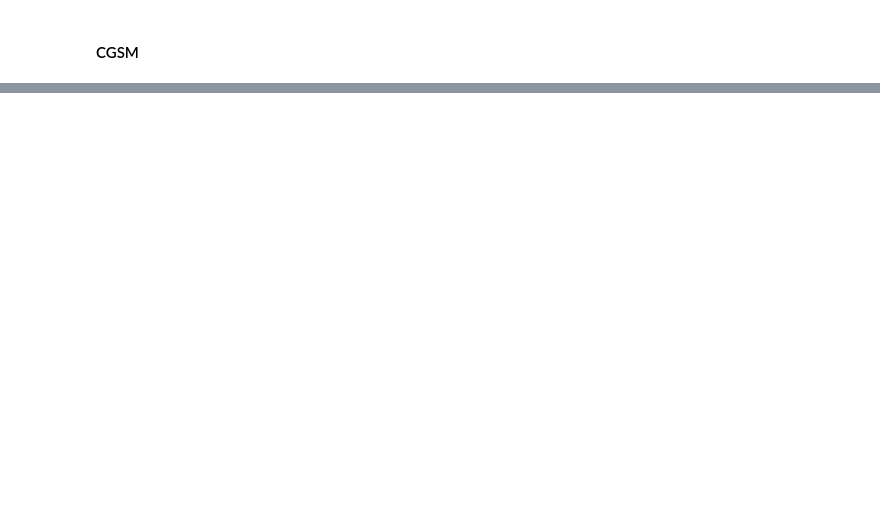
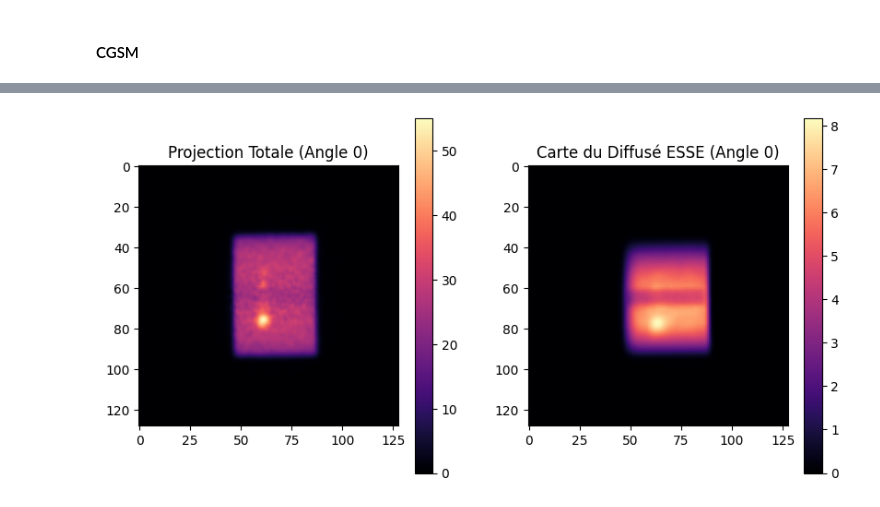
Before and after one commit to Nebulaaae/PyTomography, a Jupyter notebook: docs/source/notebooks/stage.ipynb, the cells around one changed output, grey strips where cells are left out. Saved outputs shown, nothing was run; the diff lists cells and outputs as text; code cells hidden in the pictures; blank space fills up the shorter version.

```diff
--- a/docs/source/notebooks/stage.ipynb
+++ b/docs/source/notebooks/stage.ipynb
@@ -453,0 +476,26 @@ plot_comparative_spect(recon_ESSE, recon_ESSE_CGSM, vmax=vmax_val, label1="ESSE"
+# %%
+
+# Projection du diffusé ESSE basé sur l'objet AVEC correction
+proj_total = system_matrix_ESSE.forward(recon_ESSE)
+
+# Projection primaire (Uniquement Atténuation + PSF)
+proj_primary = system_matrix_no_correction.forward(recon_ESSE)
+
+# 2. Extraction de la carte du diffusé par différence
+# scatter_map = (H_p + H_s)f - H_p*f = H_s*f
+scatter_map_esse = proj_total - proj_primary
+
+angle_idx = 0
+plt.figure(figsize=(10, 5))
+plt.subplot(1, 2, 1)
+plt.title(f"Projection Totale (Angle {angle_idx})")
+plt.imshow(proj_total[angle_idx].cpu().detach().numpy(), cmap='magma')
+plt.colorbar()
+
+plt.subplot(1, 2, 2)
+plt.title(f"Carte du Diffusé ESSE (Angle {angle_idx})")
+plt.imshow(scatter_map_esse[angle_idx].cpu().detach().numpy(), cmap='magma')
+plt.colorbar()
+plt.show()
+# %% [output]
+[figure, added]
```
Also changed, not shown: parts of 14 cells of this notebook.
